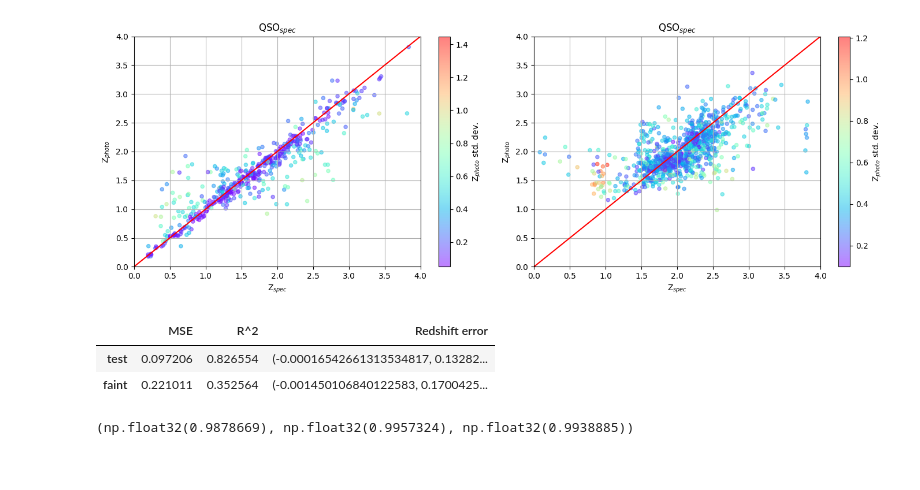
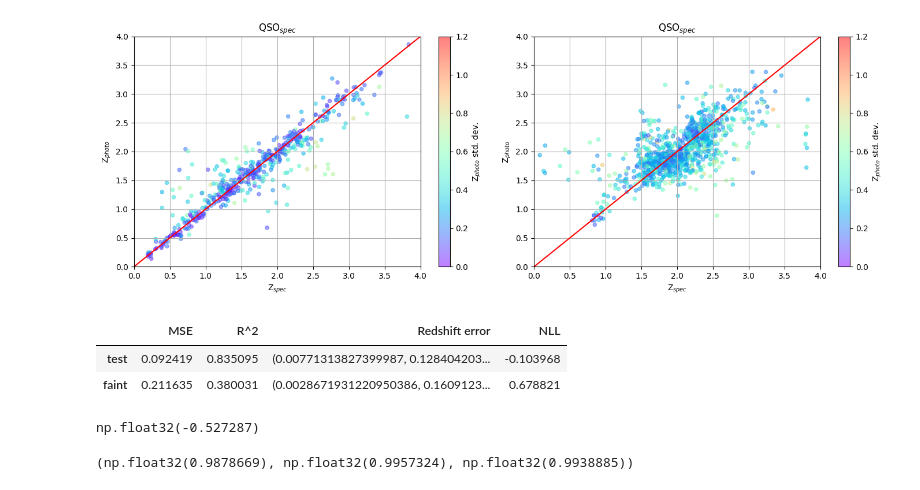
Before and after one commit to kacper-drabicki/redshift, a Jupyter notebook: notebooks/single_gauss_test.ipynb, the cells around one changed output. Saved outputs shown, nothing was run; the diff lists cells and outputs as text; code cells hidden in the pictures.

```diff
--- a/notebooks/single_gauss_test.ipynb
+++ b/notebooks/single_gauss_test.ipynb
@@ -23,17 +28,23 @@ Restoring model weights from the end of the best epoch: 37.
 # %%
 importlib.reload(ev)
-importlib.reload(models)
 
 evaluator = ev.Evaluator(df)
 evaluator.redshift_std()
 evaluator.evaluate_metrics()
+metrics = evaluator.evaluate_metrics()
+# metrics.to_csv("../../metrics/sg_mean_stddev_dropout_2.csv")
+metrics
 # %% [output]
-[figure, old version]
+[figure, new version]
-|  | MSE | R^2 | Redshift error |
-| test | 0.097206 | 0.826554 | (-0.00016542661313534817, 0.13282... |
-| faint | 0.221011 | 0.352564 | (-0.001450106840122583, 0.1700425... |
+|  | MSE | R^2 | Redshift error | NLL |
+| test | 0.092419 | 0.835095 | (0.00771313827399987, 0.128404203... | -0.103968 |
+| faint | 0.211635 | 0.380031 | (0.0028671931220950386, 0.1609123... | 0.678821 |
 # %%
 df.data[df.data["split"] == "test"].to_csv("../../single_gaussian_output")
+# %%
+df.data.loc[df.data["split"]=="test", "log_prob"].mean()
+# %% [output]
+np.float32(-0.527287)
 # %%
 import tensorflow as tf
 import tensorflow_probability as tfp
```
Also changed, not shown: parts of 2 cells of this notebook, 8 other files.
